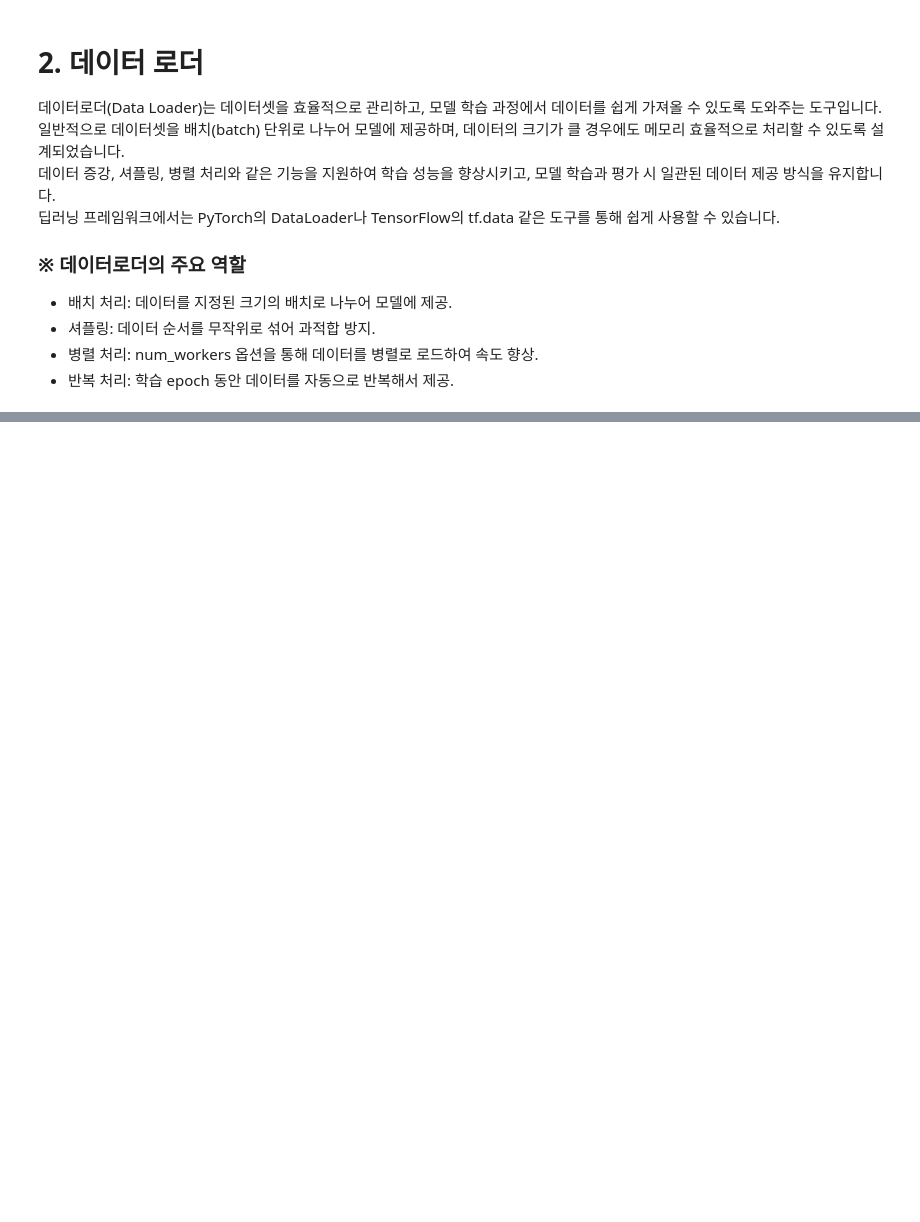
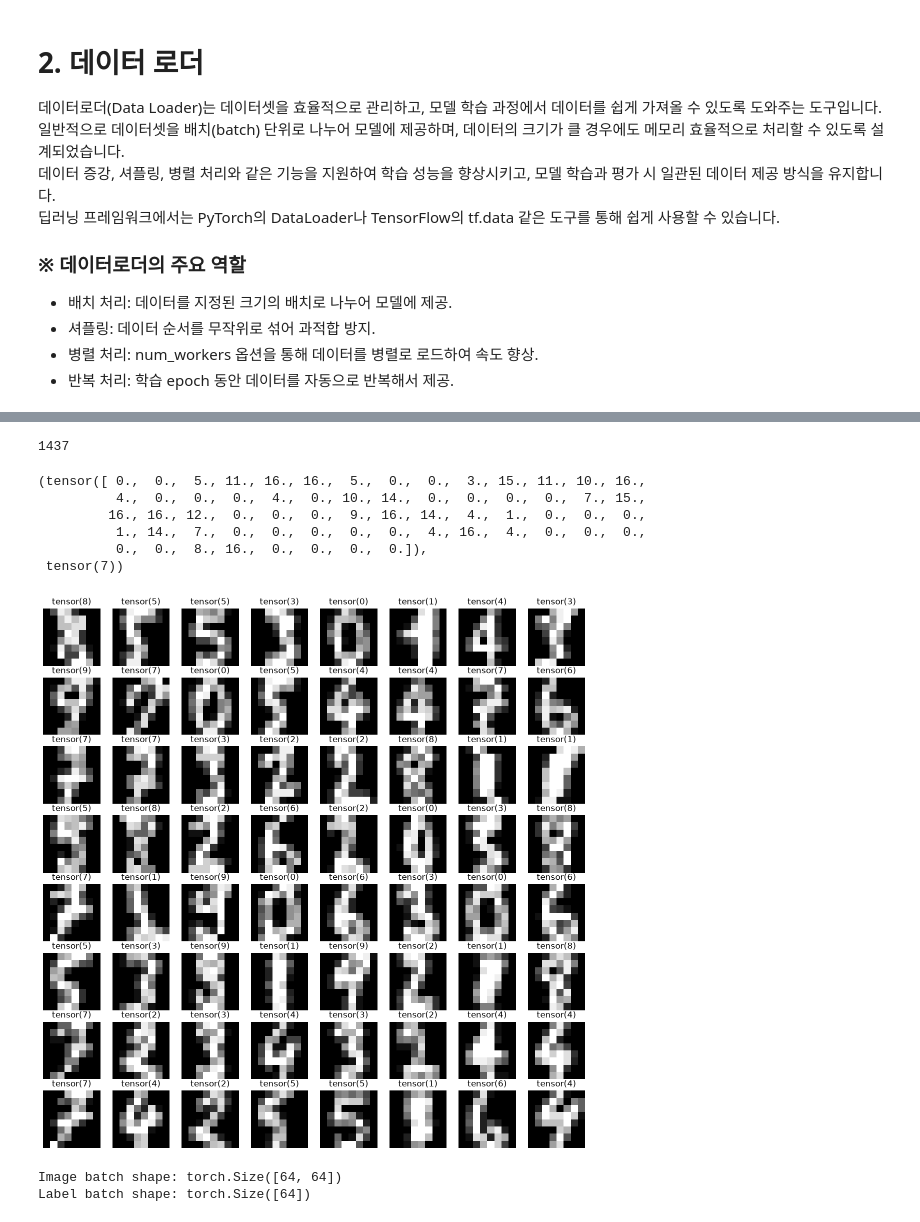
Before and after one commit to Shim-HyoungJoon/KDT, a Jupyter notebook: 10_MLDL/9_손 글씨 숫자 데이터셋.ipynb, the cells around one changed output, grey strips where cells are left out. Cells and saved outputs as stored; diff of their text form; code cells hidden in the pictures; blank space fills up the shorter version.

```diff
--- a/10_MLDL/9_손 글씨 숫자 데이터셋.ipynb
+++ b/10_MLDL/9_손 글씨 숫자 데이터셋.ipynb
@@ -105,0 +238,55 @@ for ax, img, label in zip(axes.flatten(), imgs, labels):
+# %%
+transform = transforms.Compose([
+    transforms.RandomRotation(10),
+    transforms.RandomAffine(0, shear=5, scale=(0.9, 1.1)),
+])
+# %%
+class AugmentedDataset(Dataset):
+    def __init__(self, dataset, transform):
+        self.dataset = dataset
+        self.transform = transform
+
+    def __len__(self):
+        return len(self.dataset)
+
+    def __getitem__(self, idx):
+        x, y = self.dataset[idx]
+        x = x.view(8, 8).unsqueeze(0)
+        x = self.transform(x)
+        return x.flatten(), y
+# %%
+augmented_train_dataset = AugmentedDataset(train_dataset, transform)
+# %%
+len(augmented_train_dataset)
+# %% [output]
+1437
+# %%
+augmented_train_dataset[0]
+# %% [output]
+(tensor([ 0.,  0.,  5., 11., 16., 16.,  5.,  0.,  0.,  3., 15., 11., 10., 16.,
+          4.,  0.,  0.,  0.,  4.,  0., 10., 14.,  0.,  0.,  0.,  0.,  7., 15.,
+         16., 16., 12.,  0.,  0.,  0.,  9., 16., 14.,  4.,  1.,  0.,  0.,  0.,
+          1., 14.,  7.,  0.,  0.,  0.,  0.,  0.,  4., 16.,  4.,  0.,  0.,  0.,
+          0.,  0.,  8., 16.,  0.,  0.,  0.,  0.]),
+ tensor(7))
+# %%
+train_loader = DataLoader(augmented_train_dataset, batch_size=64, shuffle=True)
+test_loader = DataLoader(test_dataset, batch_size=64, shuffle=False)
+# %%
+imgs, labels = next(iter(train_loader))
+fig, axes = plt.subplots(nrows=8, ncols=8, figsize=(14, 14))
+
+for ax, img, label in zip(axes.flatten(), imgs, labels):
+    ax.imshow(img.reshape((8, 8)), cmap='gray')
+    ax.set_title(str(label))
+    ax.axis('off')
+# %% [output]
+[figure, added]
+# %%
+for images, labels in train_loader:
+    print(f"Image batch shape: {images.shape}")
+    print(f"Label batch shape: {labels.shape}")
+    break
+# %% [output]
+Image batch shape: torch.Size([64, 64])
+Label batch shape: torch.Size([64])
```
Also changed, not shown: parts of 19 cells of this notebook, 10 other files.
